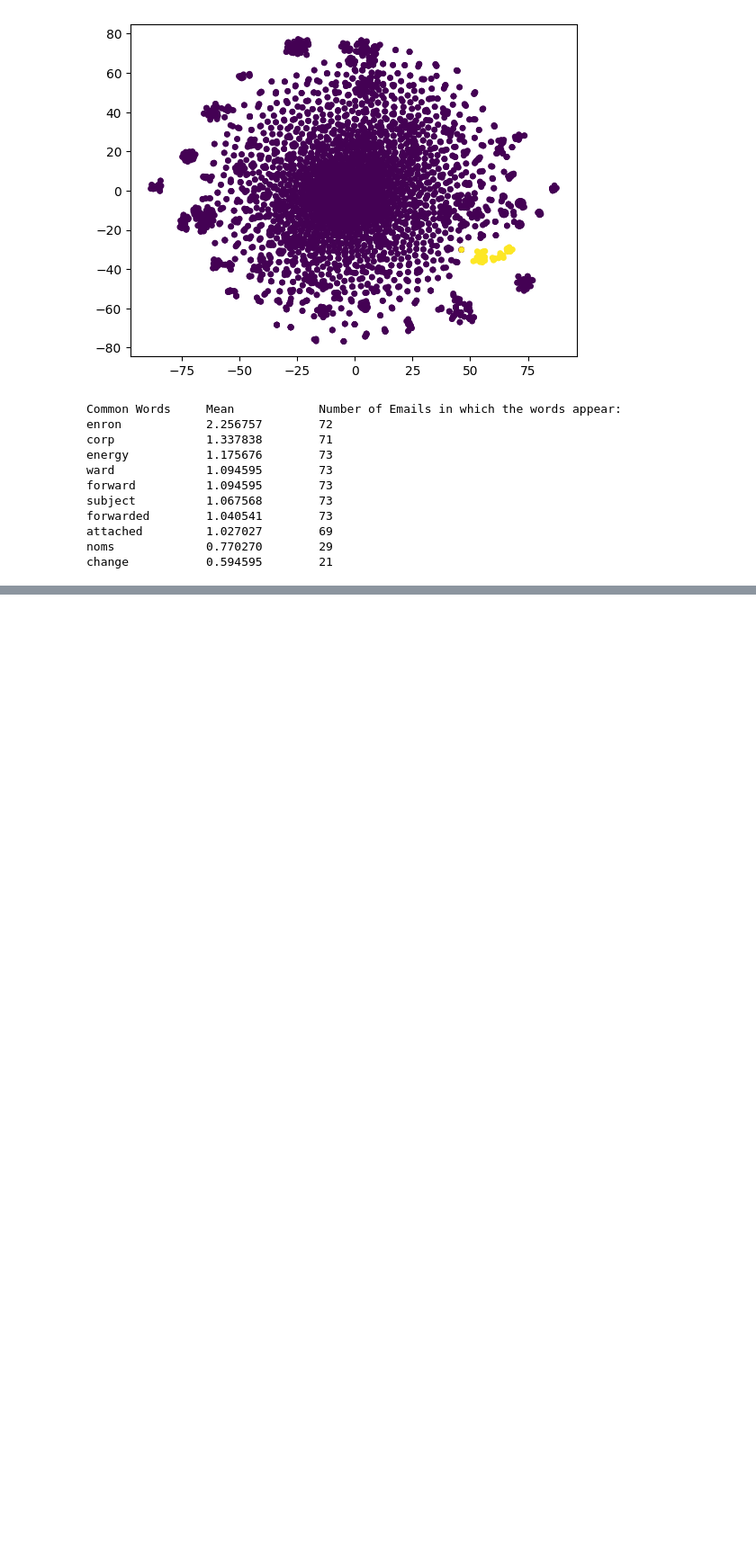
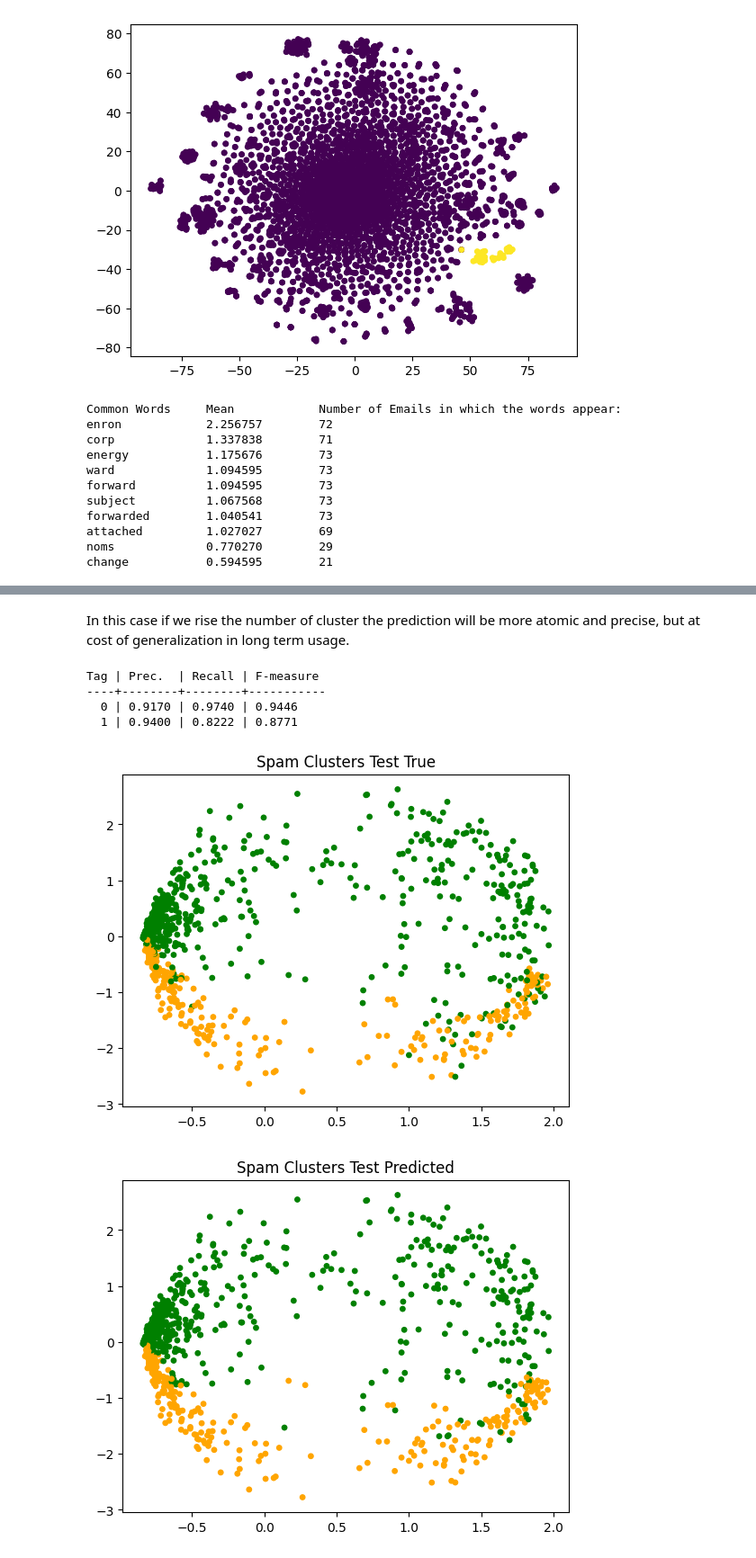
Before and after one commit to Lukirby/Spam-Detector-NLP, a Jupyter notebook: spam_detector.ipynb, the cells around one changed output, grey strips where cells are left out. Shown at 90% size. Drawn from its saved outputs; the diff is of its cells as text; code cells hidden in the pictures; blank space fills up the shorter version.

```diff
--- a/spam_detector.ipynb
+++ b/spam_detector.ipynb
@@ -772,0 +832,18 @@ change           0.594595        21
+# %% [markdown]
+In this case if we rise the number of cluster the prediction will be more atomic and precise, but at cost of generalization in long term usage.
+# %%
+np.random.seed(seed=seed)
+cluster_clf = ClusterClassifier(n_clusters=1000)
+cluster_clf.fit(X_train_kpca_scaled,Y_train)
+Y_pred = cluster_clf.predict(X_test_kpca_scaled)
+cs = ConfusionMatrix(make_label_list(Y_pred),make_label_list(Y_test))
+print(cs.evaluate())
+plot_components(X_test_kpca_scaled,get_spam_color(Y_test),title="Spam Clusters Test True")
+plot_components(X_test_kpca_scaled,get_spam_color(Y_pred),title="Spam Clusters Test Predicted")
+# %% [output]
+Tag | Prec.  | Recall | F-measure
+----+--------+--------+-----------
+  0 | 0.9170 | 0.9740 | 0.9446
+  1 | 0.9400 | 0.8222 | 0.8771
+[figure, added]
+[figure, added]
```
Also changed, not shown: parts of 15 cells of this notebook.
